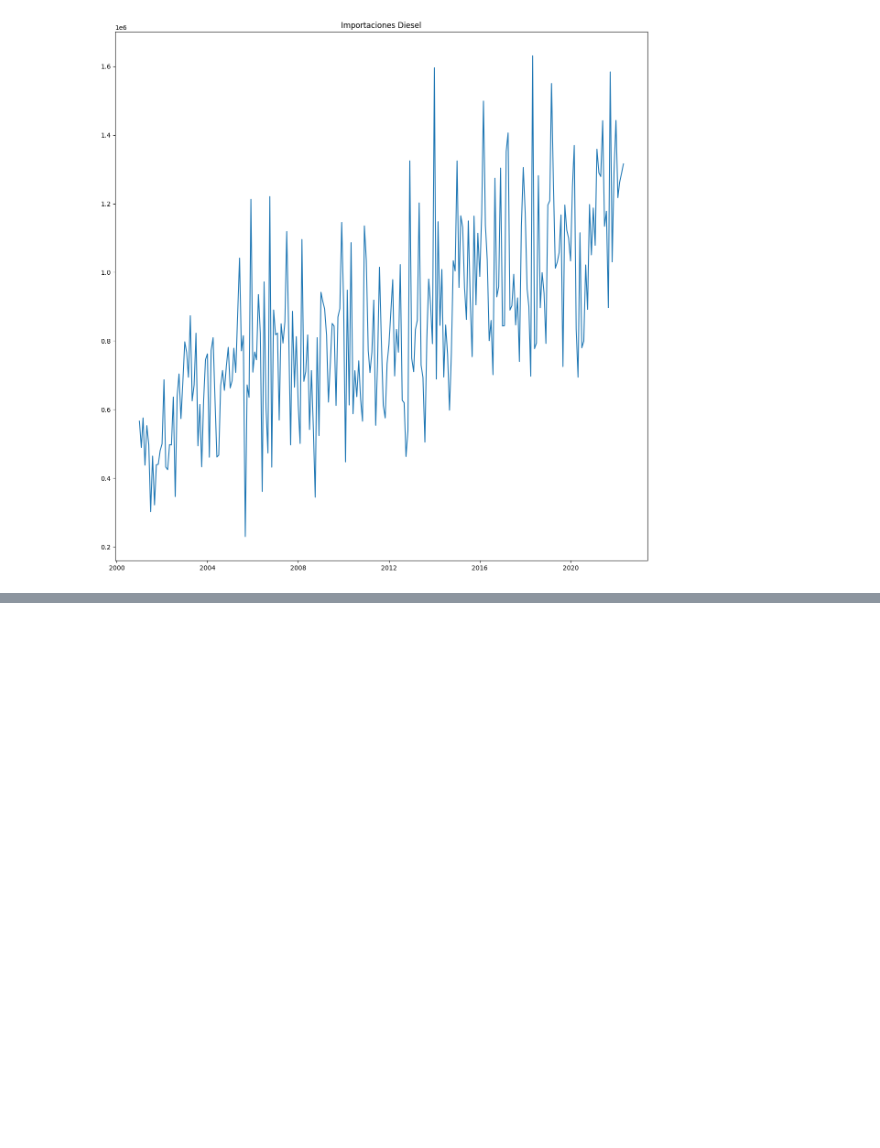
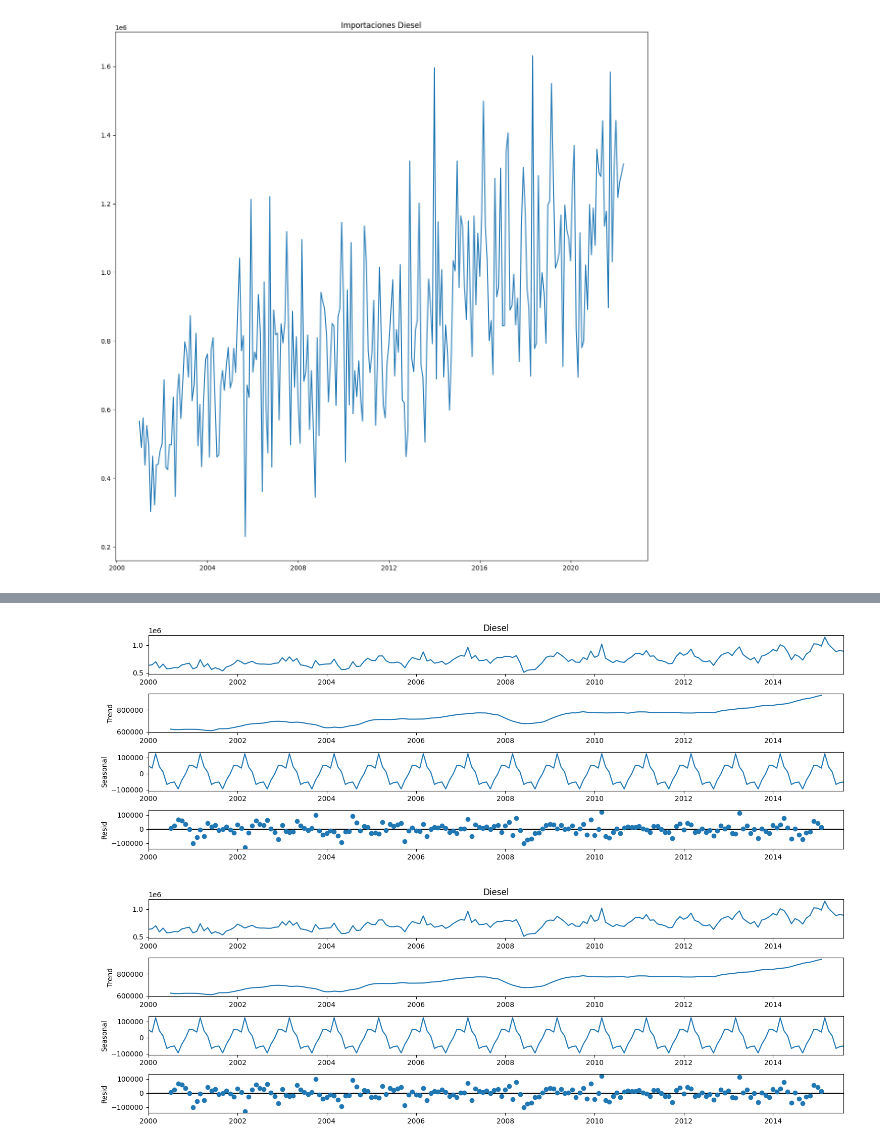
Before and after one commit to JuanPineda115/DS-HT2, a Jupyter notebook: HT2.ipynb, the cells around one changed output, grey strips where cells are left out. Saved outputs shown, nothing was run; the diff lists cells and outputs as text; code cells hidden in the pictures; blank space fills up the shorter version.

```diff
--- a/HT2.ipynb
+++ b/HT2.ipynb
@@ -229,0 +255,6 @@ for x in interes:
+# %%
+descomposicion = seasonal_decompose(tsDiesel)
+descomposicion.plot()
+# %% [output]
+[figure, added]
+[figure, added]
```
Also changed, not shown: parts of 37 cells of this notebook.
